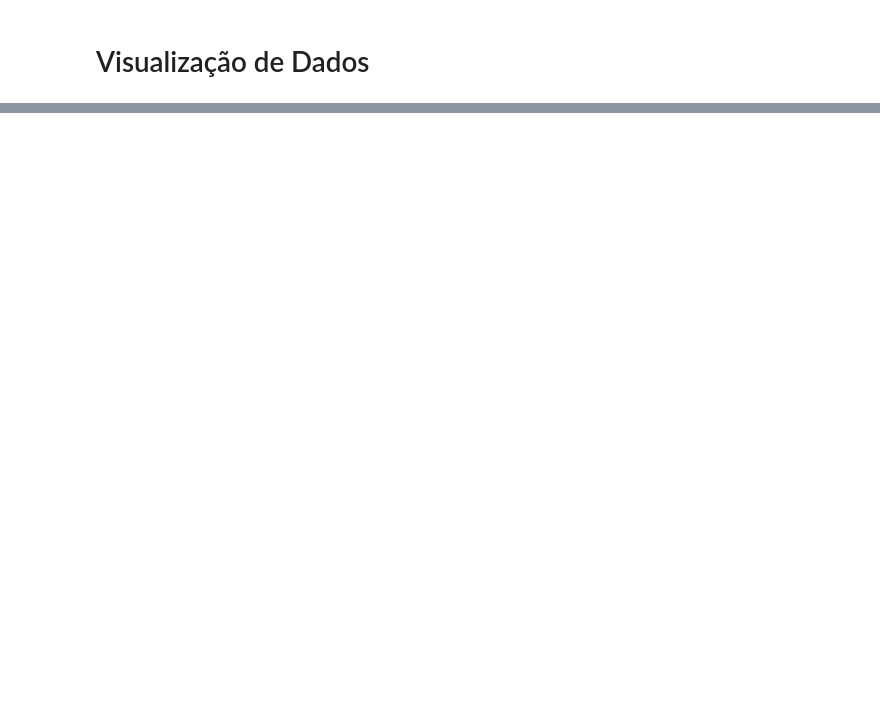
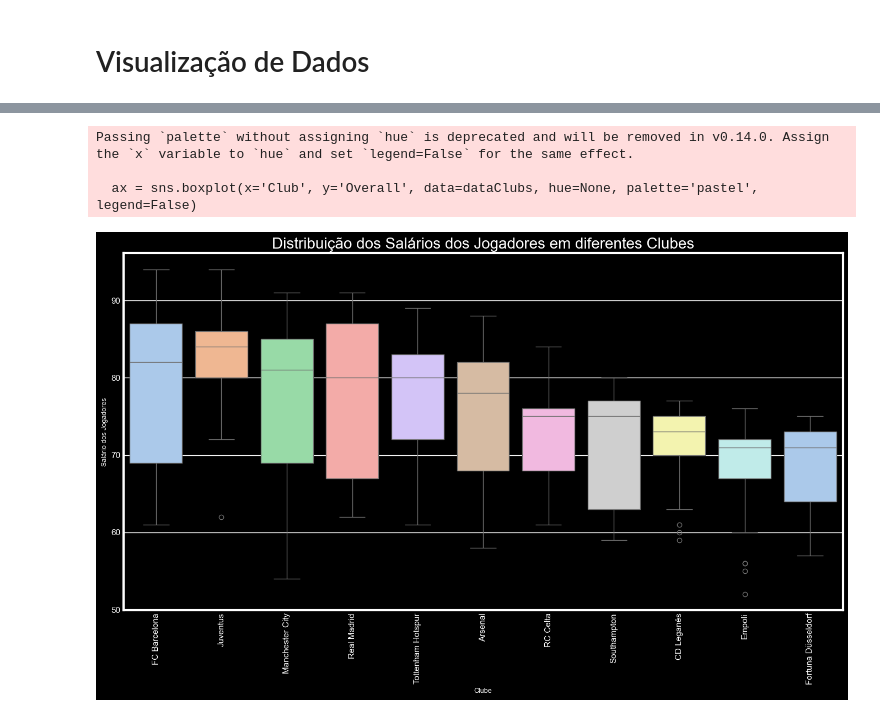
Before and after one commit to mxmlucca/fifa2019analysis, a Jupyter notebook: main.ipynb, the cells around one changed output, grey strips where cells are left out. Drawn from its saved outputs; the diff is of its cells as text; code cells hidden in the pictures; blank space fills up the shorter version.

```diff
--- a/main.ipynb
+++ b/main.ipynb
@@ -268,0 +307,27 @@ plt.show()
+# %%
+# Boxplot dos Salarios dos Jogadores
+clubs = ['CD Leganés', 'Southampton', 'RC Celta', 'Empoli', 'Fortuna Düsseldorf', 'Manchester City',
+         'Tottenham Hotspur', 'FC Barcelona', 'Juventus', 'Arsenal', 'Real Madrid']
+dataClubs = data.loc[data['Club'].isin(clubs)]
+
+# Configurando o tamanho da figura
+plt.rcParams['figure.figsize'] = (15, 8)
+
+# Criando o boxplot para os salários, definindo o 'hue' como None
+ax = sns.boxplot(x='Club', y='Overall', data=dataClubs, hue=None, palette='pastel', legend=False)
+
+# Ajustando rótulos e título
+ax.set_xlabel('Clube', fontsize=9)
+ax.set_ylabel('Salário dos Jogadores', fontsize=9)
+ax.set_title('Distribuição dos Salários dos Jogadores em diferentes Clubes', fontsize=20)
+
+# Rotacionando os rótulos do eixo X
+plt.xticks(rotation=90)
+
+# Exibindo o gráfico
+plt.show()
+# %% [output]
+Passing `palette` without assigning `hue` is deprecated and will be removed in v0.14.0. Assign the `x` variable to `hue` and set `legend=False` for the same effect.
+
+  ax = sns.boxplot(x='Club', y='Overall', data=dataClubs, hue=None, palette='pastel', legend=False)
+[figure, added]
```
Also changed, not shown: parts of 15 cells of this notebook.
